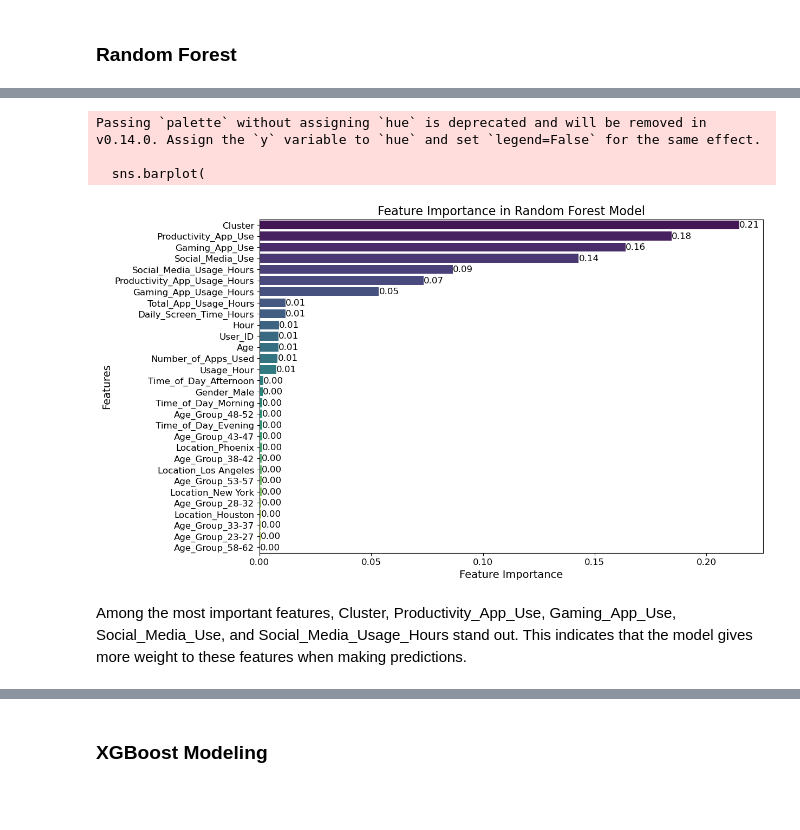
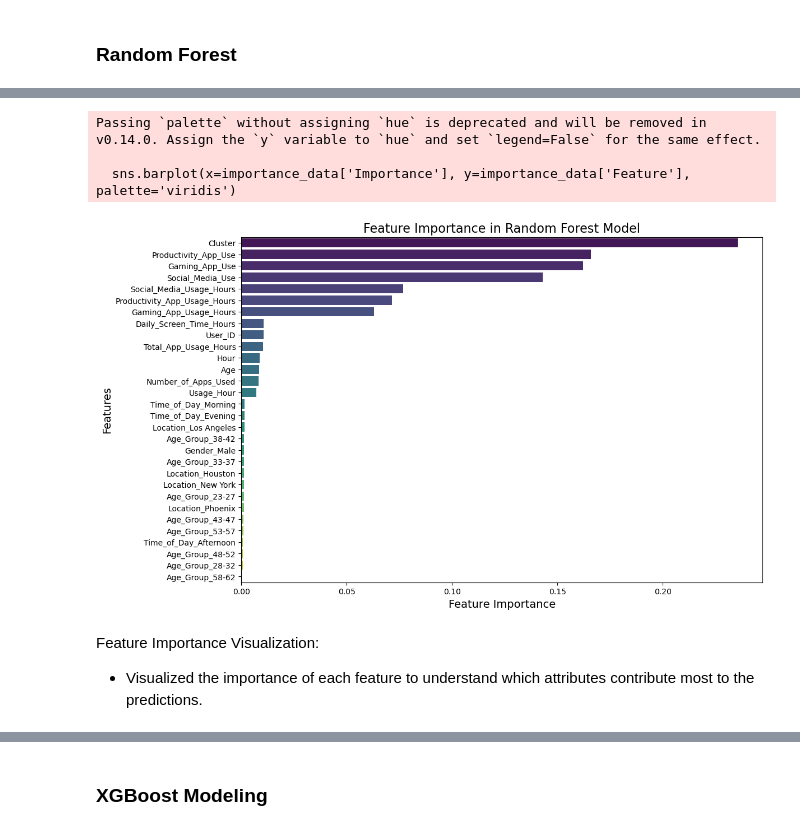
Before and after one commit to ElifSurucu/Understanding-Mobile-Usage-Trends, a Jupyter notebook: Notebooks/Modeling_Notebook_updated.ipynb, the cells around one changed output, grey strips where cells are left out. Cells and saved outputs as stored; diff of their text form; code cells hidden in the pictures; blank space fills up the shorter version.

Commit message:
model updated

```diff
--- a/Notebooks/Modeling_Notebook_updated.ipynb
+++ b/Notebooks/Modeling_Notebook_updated.ipynb
@@ -311,0 +320,3 @@ Random Forest model has achieved an accuracy of 0.95
+# %%
+# Step 3: Split the data into training and testing sets
+X_train, X_test, y_train, y_test = train_test_split(X_resampled, y_resampled, test_size=0.2, random_state=0)
@@ -312,25 +364,27 @@ Random Forest model has achieved an accuracy of 0.95
 # %%
+# Step 6: Feature Importance Visualization
+# Get feature importances and sort them
+importances = model.feature_importances_
+feature_names = X_train.columns
+importance_data = pd.DataFrame({
+    'Feature': feature_names,
+    'Importance': importances
+}).sort_values(by='Importance', ascending=False)
+
+# Plot feature importance
 plt.figure(figsize=(12, 8))
-sorted_idx = importances.argsort()[::-1]
-sns.barplot(
-    x=importances[sorted_idx],
-    y=feature_names[sorted_idx],
-    palette="viridis"
-)
+sns.barplot(x=importance_data['Importance'], y=importance_data['Feature'], palette='viridis')
 plt.xlabel("Feature Importance", fontsize=14)
 plt.ylabel("Features", fontsize=14)
 plt.title("Feature Importance in Random Forest Model", fontsize=16)
-plt.xticks(fontsize=12)
-plt.yticks(fontsize=12)
-for index, value in enumerate(importances[sorted_idx]):
-    plt.text(value, index, f'{value:.2f}', va='center', ha='left', fontsize=12)
-
 plt.show()
 # %% [output]
 Passing `palette` without assigning `hue` is deprecated and will be removed in v0.14.0. Assign the `y` variable to `hue` and set `legend=False` for the same effect.
 
-  sns.barplot(
+  sns.barplot(x=importance_data['Importance'], y=importance_data['Feature'], palette='viridis')
-[figure, old version]
+[figure, new version]
-# %% [markdown]
-Among the most important features, Cluster, Productivity_App_Use, Gaming_App_Use, Social_Media_Use, and Social_Media_Usage_Hours stand out. This indicates that the model gives more weight to these features when making predictions.
+# %% [markdown]
+Feature Importance Visualization:
+
+- Visualized the importance of each feature to understand which attributes contribute most to the predictions.
 # %%
```
Also changed, not shown: parts of 47 cells of this notebook.
